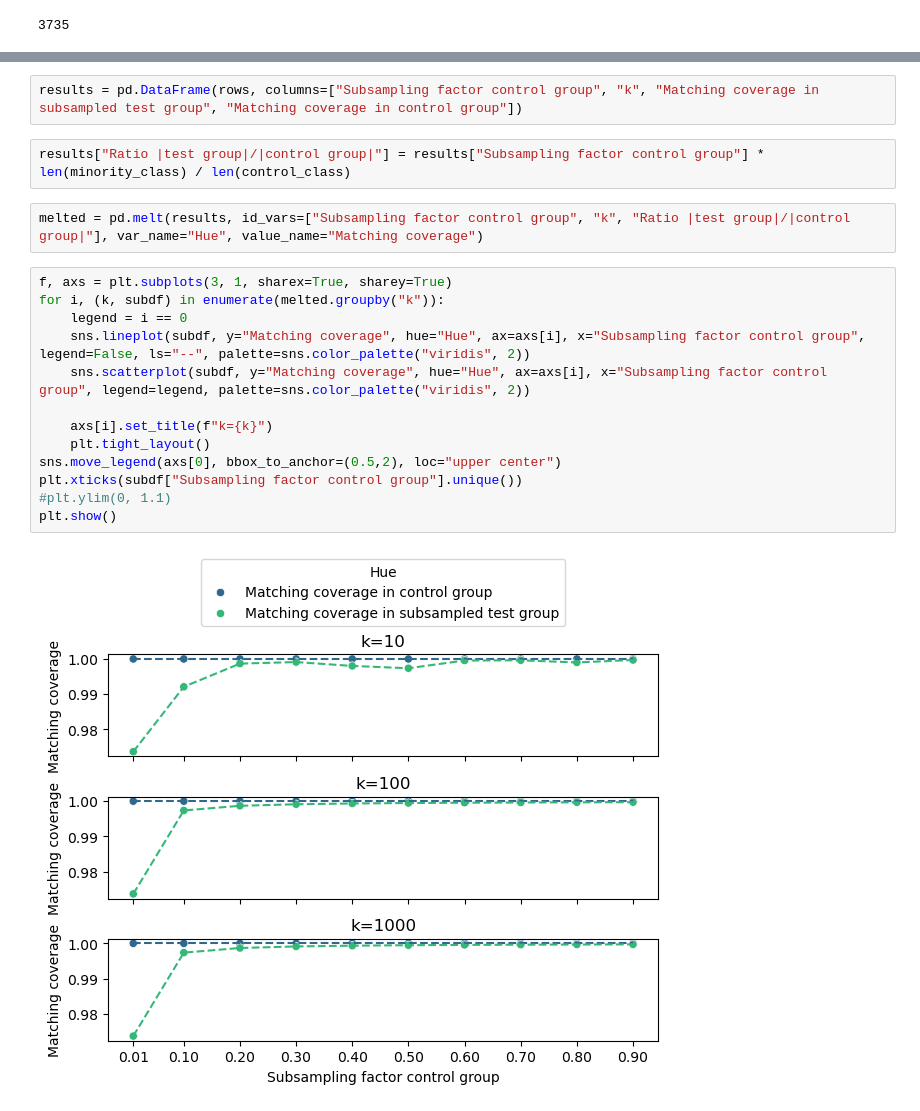
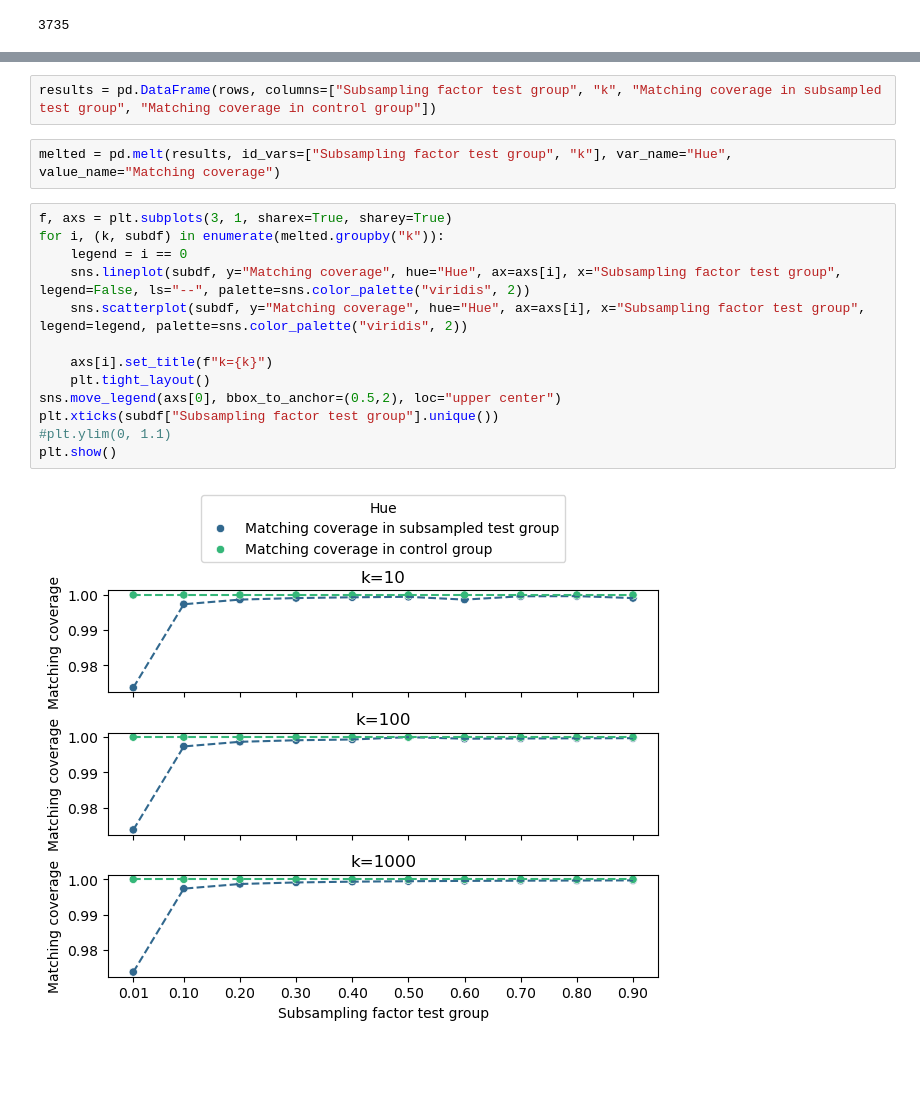
Before and after one commit to bionetslab/scXMatch_paper, a Jupyter notebook: notebooks/rebuttal2_2.ipynb, the cells around one changed output, grey strips where cells are left out. Drawn from its saved outputs; the diff is of its cells as text; blank space fills up the shorter version.

Commit message:
new robustness against subsampling definition (that copes with scores living in totally different ranges)

```diff
--- a/notebooks/rebuttal2_2.ipynb
+++ b/notebooks/rebuttal2_2.ipynb
@@ -62,21 +66,19 @@ calculating kNN graph.
 # %%
-results = pd.DataFrame(rows, columns=["Subsampling factor control group", "k", "Matching coverage in subsampled test group", "Matching coverage in control group"])
+results = pd.DataFrame(rows, columns=["Subsampling factor test group", "k", "Matching coverage in subsampled test group", "Matching coverage in control group"])
-# %%
-results["Ratio |test group|/|control group|"] = results["Subsampling factor control group"] * len(minority_class) / len(control_class)
 # %%
-melted = pd.melt(results, id_vars=["Subsampling factor control group", "k", "Ratio |test group|/|control group|"], var_name="Hue", value_name="Matching coverage")
+melted = pd.melt(results, id_vars=["Subsampling factor test group", "k"], var_name="Hue", value_name="Matching coverage")
 # %%
 f, axs = plt.subplots(3, 1, sharex=True, sharey=True)
 for i, (k, subdf) in enumerate(melted.groupby("k")):
     legend = i == 0
-    sns.lineplot(subdf, y="Matching coverage", hue="Hue", ax=axs[i], x="Subsampling factor control group", legend=False, ls="--", palette=sns.color_palette("viridis", 2))
-    sns.scatterplot(subdf, y="Matching coverage", hue="Hue", ax=axs[i], x="Subsampling factor control group", legend=legend, palette=sns.color_palette("viridis", 2))
+    sns.lineplot(subdf, y="Matching coverage", hue="Hue", ax=axs[i], x="Subsampling factor test group", legend=False, ls="--", palette=sns.color_palette("viridis", 2))
+    sns.scatterplot(subdf, y="Matching coverage", hue="Hue", ax=axs[i], x="Subsampling factor test group", legend=legend, palette=sns.color_palette("viridis", 2))
 
     axs[i].set_title(f"k={k}")
     plt.tight_layout()
 sns.move_legend(axs[0], bbox_to_anchor=(0.5,2), loc="upper center")
-plt.xticks(subdf["Subsampling factor control group"].unique())
+plt.xticks(subdf["Subsampling factor test group"].unique())
 #plt.ylim(0, 1.1)
 plt.show()
 # %% [output]
-[figure, old version]
+[figure, new version]
```
Also changed, not shown: parts of 4 cells of this notebook, 12 other files.
